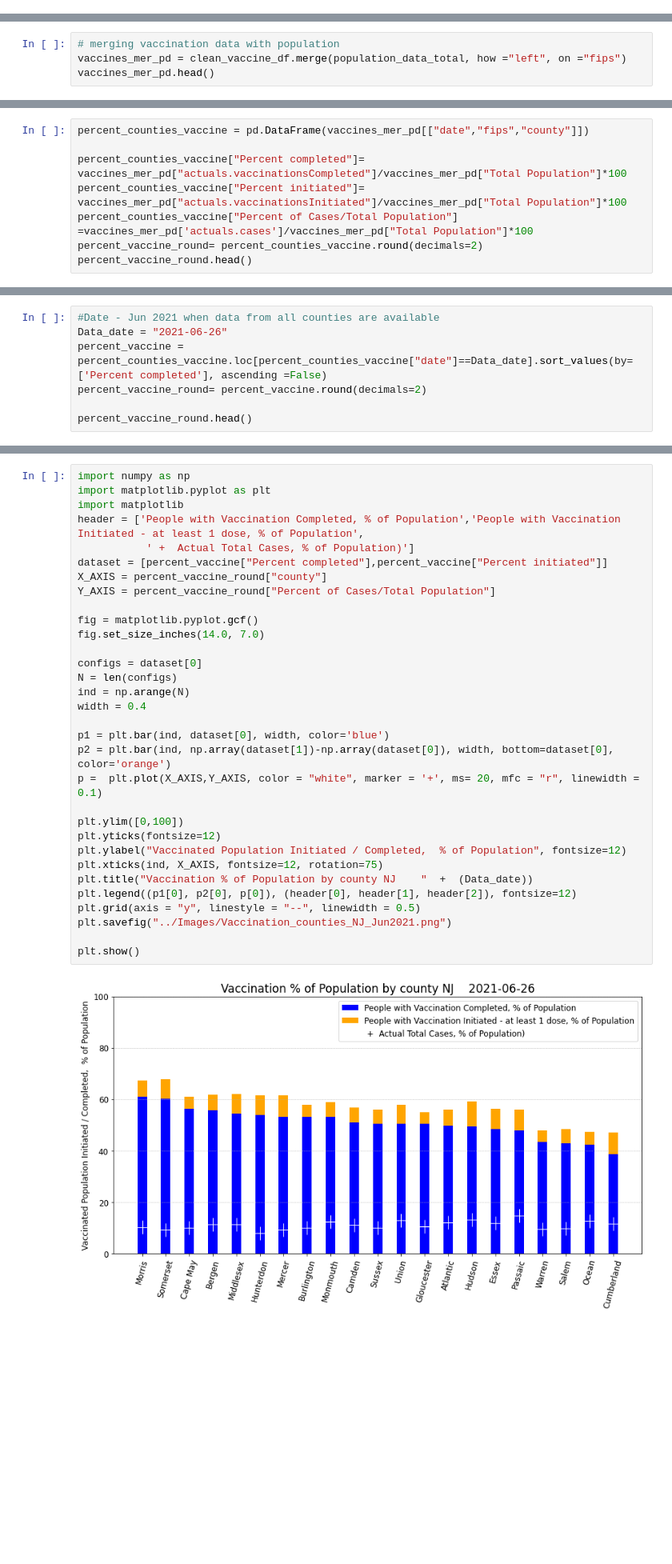
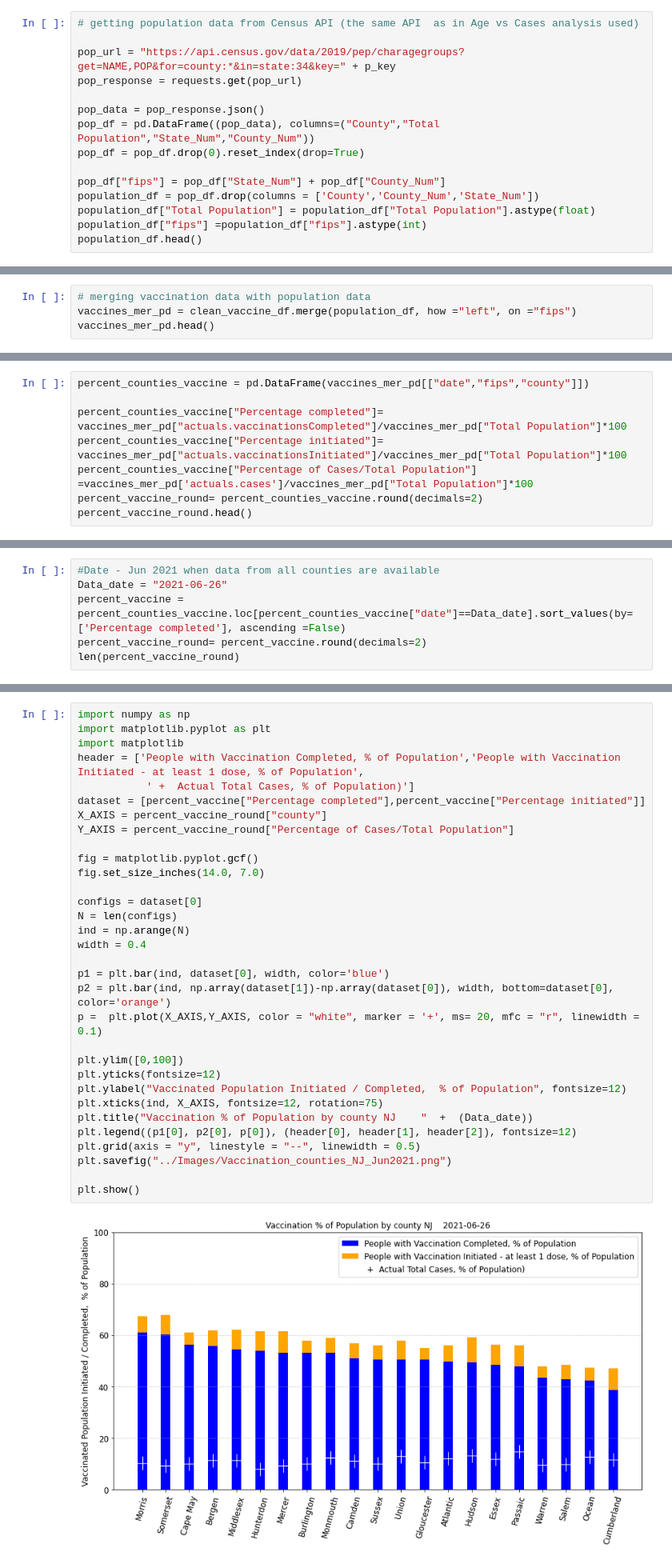
Before and after one commit to melissadiep94/covid19-project, a Jupyter notebook: Vaccination/State_NJ_Covid_time.ipynb, the cells around one changed output, grey strips where cells are left out. Shown at 80% size. Saved outputs shown, nothing was run; the diff lists cells and outputs as text; blank space fills up the shorter version.

```diff
--- a/Vaccination/State_NJ_Covid_time.ipynb
+++ b/Vaccination/State_NJ_Covid_time.ipynb
@@ -61,0 +40,15 @@ population_data_total.head()
+# %%
+# getting population data from Census API (the same API  as in Age vs Cases analysis used)
+
+pop_url = "https://api.census.gov/data/2019/pep/charagegroups?get=NAME,POP&for=county:*&in=state:34&key=" + p_key
+pop_response = requests.get(pop_url)
+
+pop_data = pop_response.json()
+pop_df = pd.DataFrame((pop_data), columns=("County","Total Population","State_Num","County_Num"))
+pop_df = pop_df.drop(0).reset_index(drop=True)
+
+pop_df["fips"] = pop_df["State_Num"] + pop_df["County_Num"]
+population_df = pop_df.drop(columns = ['County','County_Num','State_Num'])
+population_df["Total Population"] = population_df["Total Population"].astype(float)
+population_df["fips"] =population_df["fips"].astype(int)
+population_df.head()
@@ -62,6 +62,6 @@ population_data_total.head()
 # %%
-# merging vaccination data with population
-vaccines_mer_pd = clean_vaccine_df.merge(population_data_total, how ="left", on ="fips")
+# merging vaccination data with population data
+vaccines_mer_pd = clean_vaccine_df.merge(population_df, how ="left", on ="fips")
 vaccines_mer_pd.head()
 # %% [output]
 |  | date | county | fips | actuals.cases | actuals.deaths | actuals.newCases | actuals.vaccinationsInitiated | ... |
@@ -75,9 +75,9 @@ vaccines_mer_pd.head()
 # %%
 percent_counties_vaccine = pd.DataFrame(vaccines_mer_pd[["date","fips","county"]])
 
-percent_counties_vaccine["Percent completed"]= vaccines_mer_pd["actuals.vaccinationsCompleted"]/vaccines_mer_pd["Total Population"]*100
-percent_counties_vaccine["Percent initiated"]= vaccines_mer_pd["actuals.vaccinationsInitiated"]/vaccines_mer_pd["Total Population"]*100
-percent_counties_vaccine["Percent of Cases/Total Population"] =vaccines_mer_pd['actuals.cases']/vaccines_mer_pd["Total Population"]*100
+percent_counties_vaccine["Percentage completed"]= vaccines_mer_pd["actuals.vaccinationsCompleted"]/vaccines_mer_pd["Total Population"]*100
+percent_counties_vaccine["Percentage initiated"]= vaccines_mer_pd["actuals.vaccinationsInitiated"]/vaccines_mer_pd["Total Population"]*100
+percent_counties_vaccine["Percentage of Cases/Total Population"] =vaccines_mer_pd['actuals.cases']/vaccines_mer_pd["Total Population"]*100
 percent_vaccine_round= percent_counties_vaccine.round(decimals=2)
 percent_vaccine_round.head()
 # %% [output]
@@ -90,8 +119,7 @@ percent_vaccine_round.head()
 # %%
 #Date - Jun 2021 when data from all counties are available
 Data_date = "2021-06-26"
-percent_vaccine = percent_counties_vaccine.loc[percent_counties_vaccine["date"]==Data_date].sort_values(by=['Percent completed'], ascending =False)
+percent_vaccine = percent_counties_vaccine.loc[percent_counties_vaccine["date"]==Data_date].sort_values(by=['Percentage completed'], ascending =False)
 percent_vaccine_round= percent_vaccine.round(decimals=2)
-
-percent_vaccine_round.head()
+len(percent_vaccine_round)
 # %% [output]
@@ -105,36 +128,36 @@ percent_vaccine_round.head()
 import numpy as np
 import matplotlib.pyplot as plt
 import matplotlib
 header = ['People with Vaccination Completed, % of Population','People with Vaccination Initiated - at least 1 dose, % of Population',
            ' +  Actual Total Cases, % of Population)']
-dataset = [percent_vaccine["Percent completed"],percent_vaccine["Percent initiated"]]
+dataset = [percent_vaccine["Percentage completed"],percent_vaccine["Percentage initiated"]]
 X_AXIS = percent_vaccine_round["county"]
-Y_AXIS = percent_vaccine_round["Percent of Cases/Total Population"]
+Y_AXIS = percent_vaccine_round["Percentage of Cases/Total Population"]
 
 fig = matplotlib.pyplot.gcf()
 fig.set_size_inches(14.0, 7.0)
 
 configs = dataset[0]
 N = len(configs)
 ind = np.arange(N)
 width = 0.4
 
 p1 = plt.bar(ind, dataset[0], width, color='blue')
 p2 = plt.bar(ind, np.array(dataset[1])-np.array(dataset[0]), width, bottom=dataset[0], color='orange')
 p =  plt.plot(X_AXIS,Y_AXIS, color = "white", marker = '+', ms= 20, mfc = "r", linewidth = 0.1)
 
 plt.ylim([0,100])
 plt.yticks(fontsize=12)
 plt.ylabel("Vaccinated Population Initiated / Completed,  % of Population", fontsize=12)
 plt.xticks(ind, X_AXIS, fontsize=12, rotation=75)
 plt.title("Vaccination % of Population by county NJ    "  +  (Data_date))
 plt.legend((p1[0], p2[0], p[0]), (header[0], header[1], header[2]), fontsize=12)
 plt.grid(axis = "y", linestyle = "--", linewidth = 0.5)
 plt.savefig("../Images/Vaccination_counties_NJ_Jun2021.png")
 
 plt.show()
 # %% [output]
-[figure, old version]
+[figure, new version]
 # %% [markdown]
 ## Vaccination - Daily Cases, February 2021 - July 2021, by County NJ
 * time frame was adjusted to data, as when available for all counties in NJ
```
Also changed, not shown: parts of 28 cells of this notebook, 1 other file.
